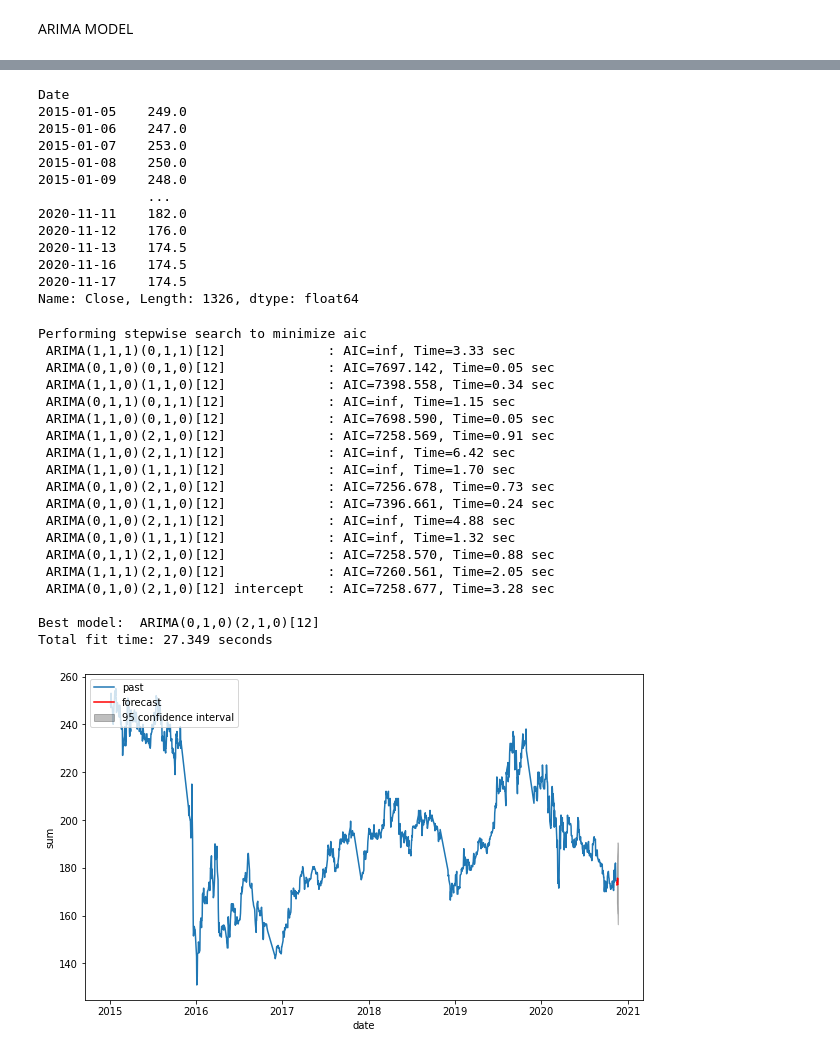
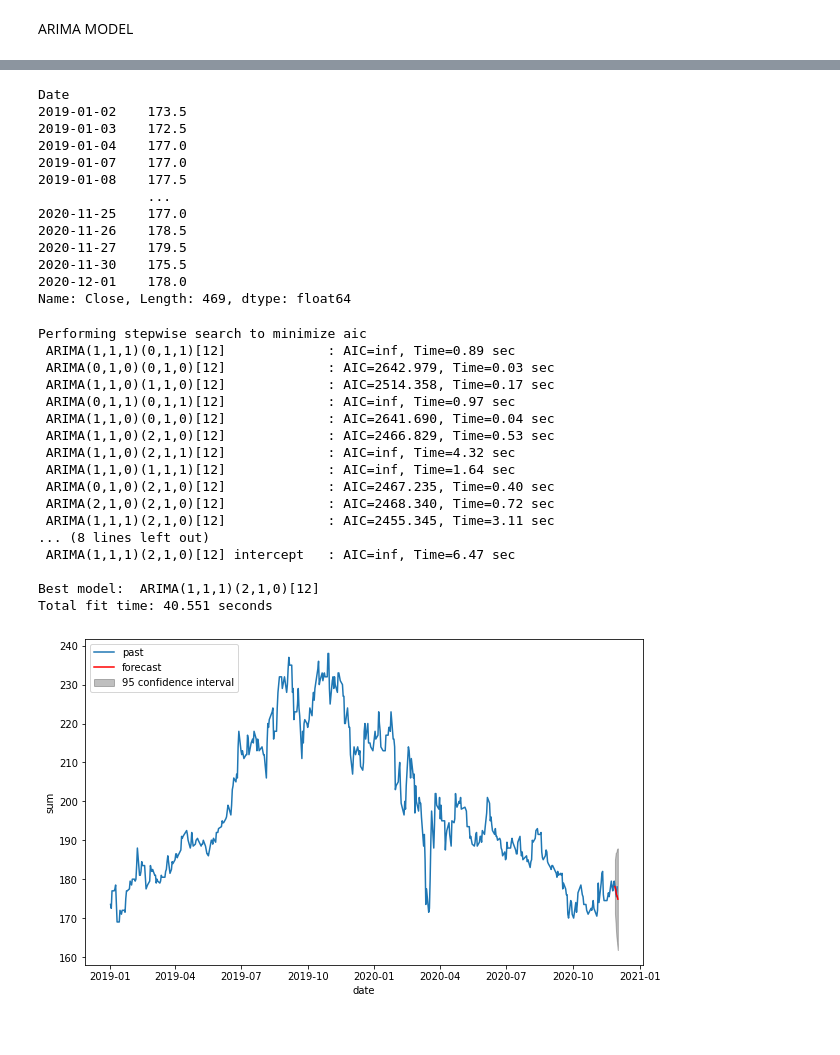
Before and after one commit to jirayut2942/time-series-forecasting-model, a Jupyter notebook: ARIMA.ipynb, the cells around one changed output, grey strips where cells are left out. Cells and saved outputs as stored; diff of their text form; code cells hidden in the pictures.

```diff
--- a/ARIMA.ipynb
+++ b/ARIMA.ipynb
@@ -20,19 +20,19 @@ import math
 # %%
 from sqlalchemy import create_engine
 # Mypc--Base
+user = 'root'
+passw = 'MTIzNDVhcm0='
+host =  'localhost'
+port = 3306
+database = 'stocks_db'
+
+# GCP--Base
 # user = 'root'
 # passw = 'MTIzNDVhcm0='
-# host =  'localhost'
+# host =  '34.87.1.57'
 # port = 3306
 # database = 'stocks_db'
 
-# GCP--Base
-user = 'root'
-passw = 'MTIzNDVhcm0='
-host =  '34.87.1.57'
-port = 3306
-database = 'stocks_db'
-
 engine = create_engine('mysql+pymysql://' + user + ':' + passw + '@' + host + ':' + str(port) + '/' + database , echo=False)
 print(engine)
 # %% [output]
@@ -40,5 +40,5 @@ Engine(mysql+pymysql://root:***@34.87.1.57:3306/stocks_db)
 # %%
-sql = """ select * FROM  stocks_db.SET50  WHERE Symbols ="ADVANC.BK" AND Date <= '2020-11-17'  """
+sql = """ select * FROM  stocks_db.SET50  WHERE Symbols = "ADVANC.BK"  AND Date BETWEEN '2019-01-01' AND '2020-12-01'  """
 data = pd.read_sql_query(sql, engine)
 data
 # %% [output]
@@ -72,18 +72,18 @@ timeseries = a['Close']
 timeseries
 # %% [output]
 Date
-2015-01-05    249.0
-2015-01-06    247.0
-2015-01-07    253.0
-2015-01-08    250.0
-2015-01-09    248.0
+2019-01-02    173.5
+2019-01-03    172.5
+2019-01-04    177.0
+2019-01-07    177.0
+2019-01-08    177.5
               ...
-2020-11-11    182.0
-2020-11-12    176.0
-2020-11-13    174.5
-2020-11-16    174.5
-2020-11-17    174.5
-Name: Close, Length: 1326, dtype: float64
+2020-11-25    177.0
+2020-11-26    178.5
+2020-11-27    179.5
+2020-11-30    175.5
+2020-12-01    178.0
+Name: Close, Length: 469, dtype: float64
 # %%
 import pmdarima as pm
 automodel = pm.auto_arima(timeseries, start_p=1, start_q=1,
@@ -95,54 +95,52 @@ automodel = pm.auto_arima(timeseries, start_p=1, start_q=1,
                            stepwise=True)
 # %% [output]
 Performing stepwise search to minimize aic
- ARIMA(1,1,1)(0,1,1)[12]             : AIC=inf, Time=3.33 sec
- ARIMA(0,1,0)(0,1,0)[12]             : AIC=7697.142, Time=0.05 sec
- ARIMA(1,1,0)(1,1,0)[12]             : AIC=7398.558, Time=0.34 sec
- ARIMA(0,1,1)(0,1,1)[12]             : AIC=inf, Time=1.15 sec
- ARIMA(1,1,0)(0,1,0)[12]             : AIC=7698.590, Time=0.05 sec
- ARIMA(1,1,0)(2,1,0)[12]             : AIC=7258.569, Time=0.91 sec
- ARIMA(1,1,0)(2,1,1)[12]             : AIC=inf, Time=6.42 sec
- ARIMA(1,1,0)(1,1,1)[12]             : AIC=inf, Time=1.70 sec
- ARIMA(0,1,0)(2,1,0)[12]             : AIC=7256.678, Time=0.73 sec
- ARIMA(0,1,0)(1,1,0)[12]             : AIC=7396.661, Time=0.24 sec
- ARIMA(0,1,0)(2,1,1)[12]             : AIC=inf, Time=4.88 sec
- ARIMA(0,1,0)(1,1,1)[12]             : AIC=inf, Time=1.32 sec
- ARIMA(0,1,1)(2,1,0)[12]             : AIC=7258.570, Time=0.88 sec
- ARIMA(1,1,1)(2,1,0)[12]             : AIC=7260.561, Time=2.05 sec
- ARIMA(0,1,0)(2,1,0)[12] intercept   : AIC=7258.677, Time=3.28 sec
+ ARIMA(1,1,1)(0,1,1)[12]             : AIC=inf, Time=0.89 sec
+ ARIMA(0,1,0)(0,1,0)[12]             : AIC=2642.979, Time=0.03 sec
+ ARIMA(1,1,0)(1,1,0)[12]             : AIC=2514.358, Time=0.17 sec
+ ARIMA(0,1,1)(0,1,1)[12]             : AIC=inf, Time=0.97 sec
+ ARIMA(1,1,0)(0,1,0)[12]             : AIC=2641.690, Time=0.04 sec
+ ARIMA(1,1,0)(2,1,0)[12]             : AIC=2466.829, Time=0.53 sec
+ ARIMA(1,1,0)(2,1,1)[12]             : AIC=inf, Time=4.32 sec
+ ARIMA(1,1,0)(1,1,1)[12]             : AIC=inf, Time=1.64 sec
+ ARIMA(0,1,0)(2,1,0)[12]             : AIC=2467.235, Time=0.40 sec
+ ARIMA(2,1,0)(2,1,0)[12]             : AIC=2468.340, Time=0.72 sec
+ ARIMA(1,1,1)(2,1,0)[12]             : AIC=2455.345, Time=3.11 sec
+... (8 lines left out)
+ ARIMA(1,1,1)(2,1,0)[12] intercept   : AIC=inf, Time=6.47 sec
 
-Best model:  ARIMA(0,1,0)(2,1,0)[12]
-Total fit time: 27.349 seconds
+Best model:  ARIMA(1,1,1)(2,1,0)[12]
+Total fit time: 40.551 seconds
 # %%
 # Forecast
 n_periods = 5
 # today_date = datetime.datetime.today().strftime("%Y-%m-%d")
-today_date = "2020-11-17"
+today_date = "2020-11-28"
 
 
 fc, confint = automodel.predict(n_periods=n_periods,
                                 return_conf_int=True)
 # Dayly index
 fc_ind = pd.date_range(today_date,periods=n_periods, freq="D")
 # Forecast series
 fc_series = pd.Series(fc, index=fc_ind)
 # Upper and lower confidence bounds
 lower_series = pd.Series(confint[:, 0], index=fc_ind)
 upper_series = pd.Series(confint[:, 1], index=fc_ind)
 # Create plot
 plt.figure(figsize=(10, 6))
 plt.plot(timeseries)
 plt.plot(fc_series, color="red")
 plt.xlabel("date")
 plt.ylabel("sum")
 plt.fill_between(lower_series.index,
                   lower_series,
                   upper_series,
                   color="k",
                   alpha=0.25)
 plt.legend(("past", "forecast", "95 confidence interval"),
             loc="upper left")
 plt.show()
 # %% [output]
-[figure, old version]
+[figure, new version]
 # %%
```
Also changed, not shown: parts of 8 cells of this notebook, 2 other files.
